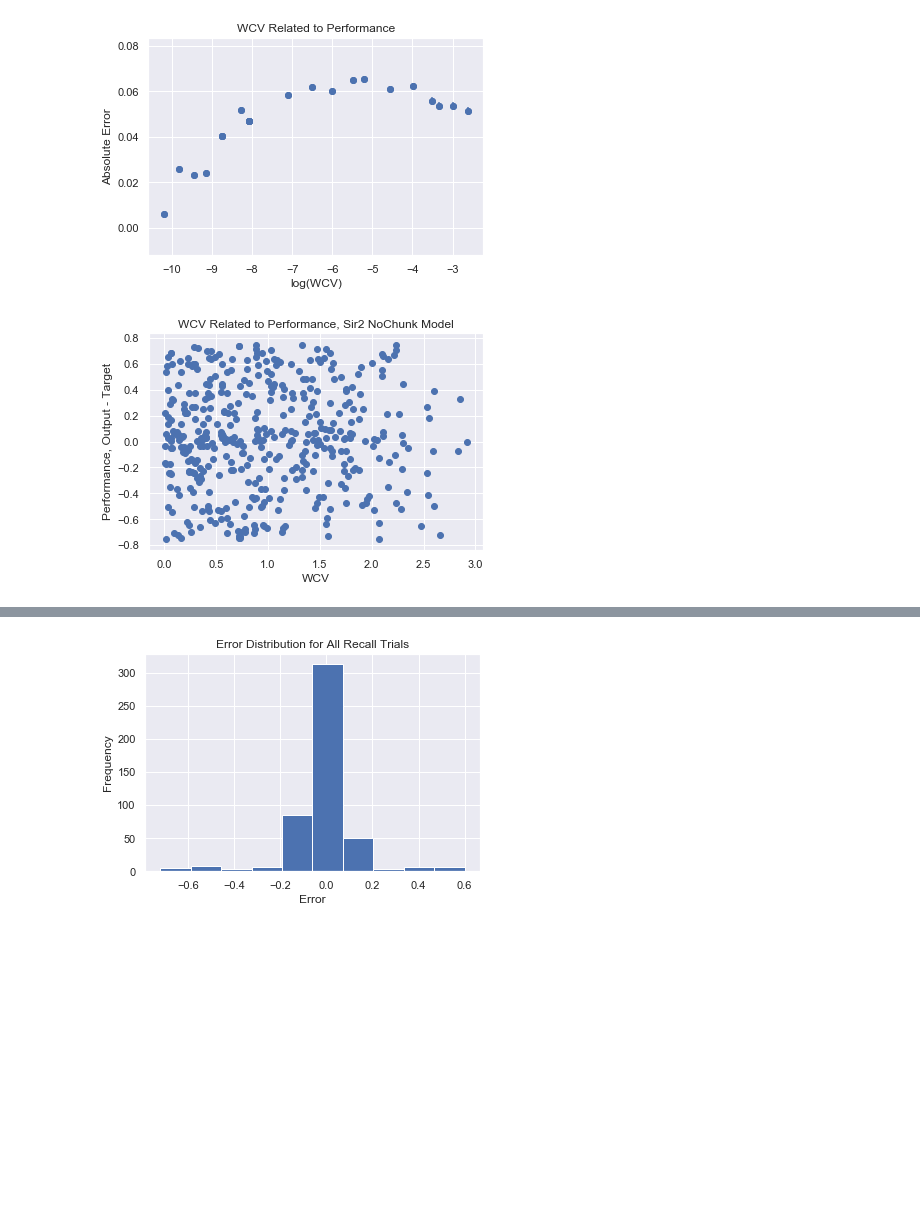
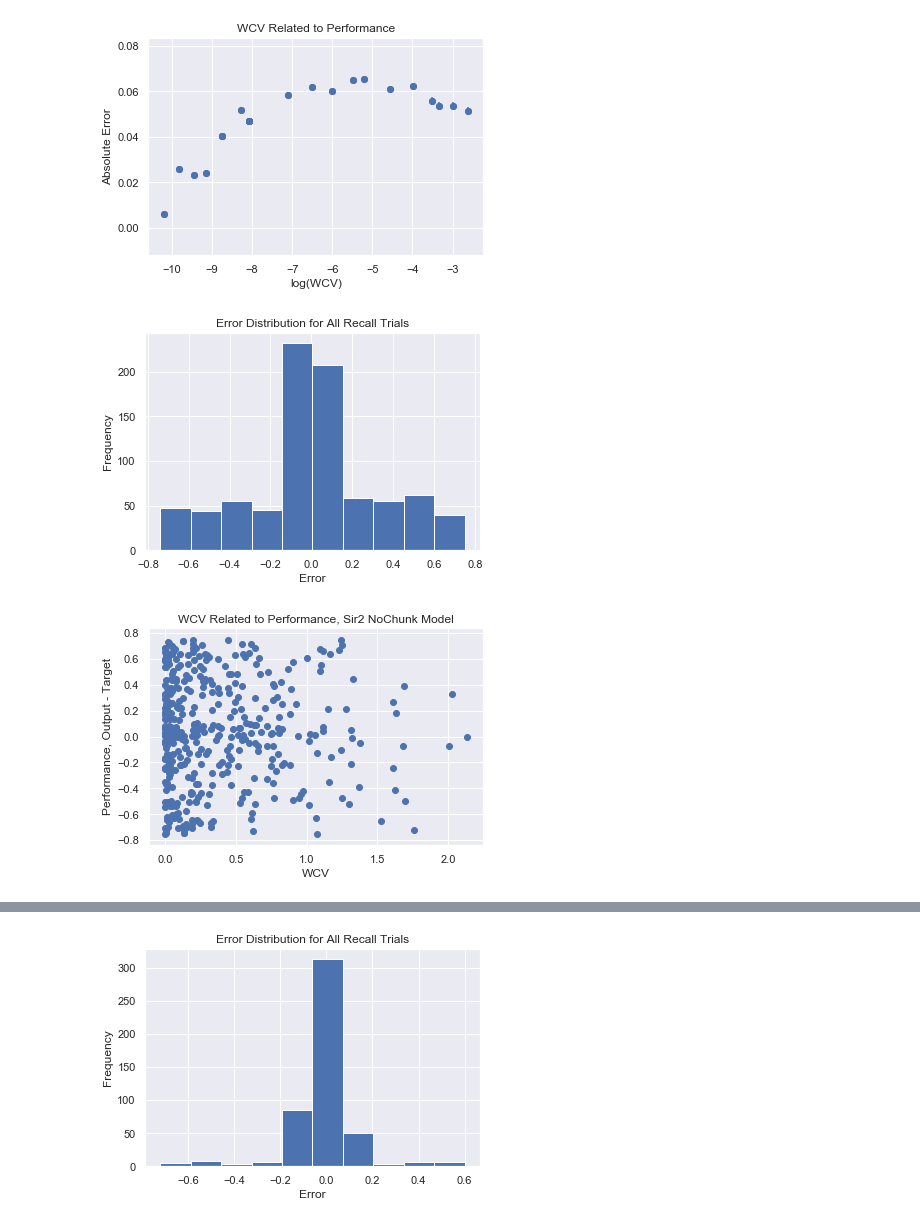
Before and after one commit to AneriSoni/workingmemory, a Jupyter notebook: analysis/WithinClusterVariance.ipynb, the cells around one changed output, grey strips where cells are left out. Cells and saved outputs as stored; diff of their text form; code cells hidden in the pictures; blank space fills up the shorter version.

```diff
--- a/analysis/WithinClusterVariance.ipynb
+++ b/analysis/WithinClusterVariance.ipynb
@@ -154,21 +154,28 @@ plt.show()
 # %%
 #1 stripe, regular sir2 model
 base = "Z:/leabra/examples/workingmemory/sir2_new/results/"
 files = ['1Stripemodel0_Base.csv', '1Stripemodel1_Base.csv','1Stripemodel2_Base.csv','1Stripemodel3_Base.csv','1Stripemodel4_Base.csv']
 full_files = [base+f for f in files]
 p = Precision()
+plt.hist(err)
+plt.title('Error Distribution for All Recall Trials')
+plt.xlabel('Error')
+plt.ylabel('Frequency')
+plt.show()
 err = p.mult_models(full_files)
 p.dat.head()
 df_recall = p.dat.loc['True']
-WCV,perf,perf_mod = CalcWCV(df_recall,'diff')
+WCV,perf,perf_mod = CalcWCV(df_recall,'var')
+plt.figure()
 plt.scatter(WCV,perf_mod)
 plt.title('WCV Related to Performance, Sir2 NoChunk Model')
 plt.xlabel('WCV')
 #plt.xlabel('Stimuli 1 - Stimuli 2')
 plt.ylabel('Performance, Output - Target')
 plt.show()
 # %% [output]
-[figure, old version]
+[figure, new version]
+[figure, added]
 # %%
 logWCV = np.log(WCV)
 n,bins,patches = plt.hist(logWCV, bins = 10)
```
Also changed, not shown: parts of 6 cells of this notebook, 2 other files.
